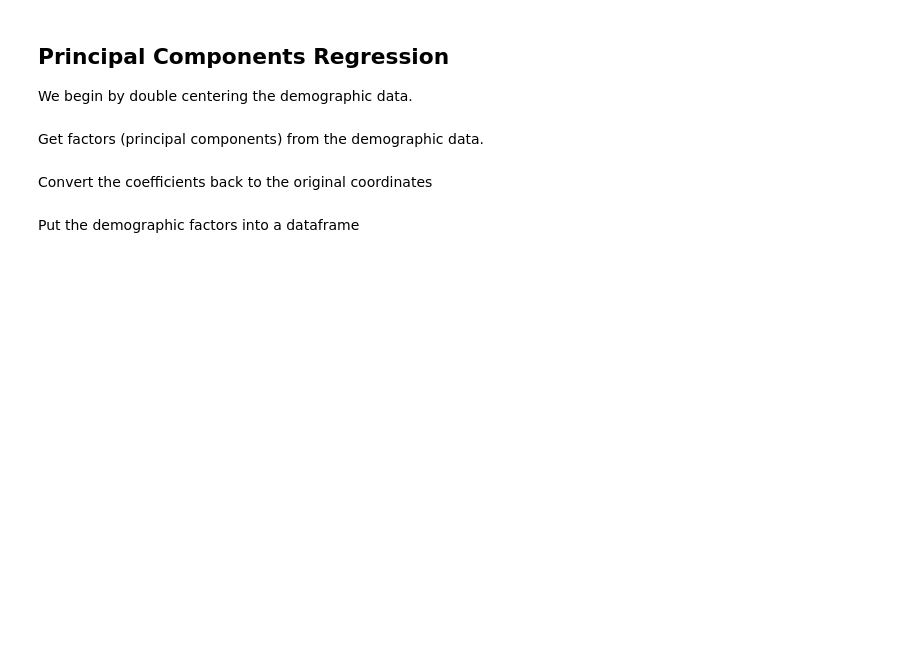
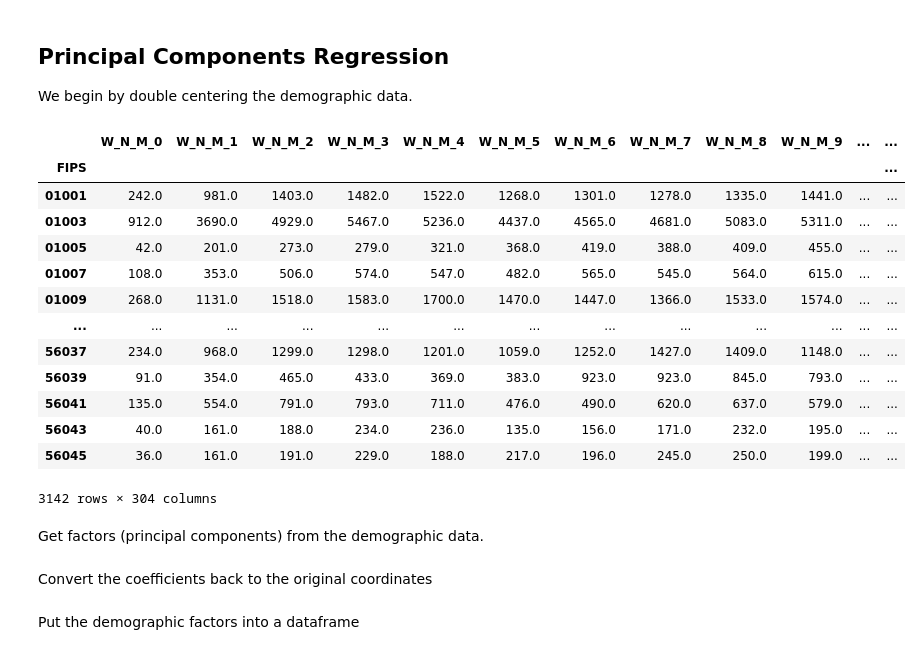
Before and after one commit to kshedden/case_studies, a Jupyter notebook: natality/pcr.ipynb, the cells around one changed output. Saved outputs shown, nothing was run; the diff lists cells and outputs as text; code cells hidden in the pictures; blank space fills up the shorter version.

```diff
--- a/natality/pcr.ipynb
+++ b/natality/pcr.ipynb
@@ -165,11 +361,26 @@ print(r6.model.compare_score_test(r5))
 We begin by double centering the demographic data.
 # %%
 demogx = np.asarray(demog)
-demogx = np.power(demogx, 0.25)
+demogx = np.log(1 + demogx)
 demogx -= demogx.mean()
 demogx -= demogx.mean(0)
 demogx -= demogx.mean(1)[:, None]
 demog
+# %% [output]
+|  | W_N_M_0 | W_N_M_1 | W_N_M_2 | W_N_M_3 | W_N_M_4 | W_N_M_5 | W_N_M_6 | W_N_M_7 | W_N_M_8 | W_N_M_9 | ... | ... |
+| FIPS |  |  |  |  |  |  |  |  |  |  |  | ... |
+| 01001 | 242.0 | 981.0 | 1403.0 | 1482.0 | 1522.0 | 1268.0 | 1301.0 | 1278.0 | 1335.0 | 1441.0 | ... | ... |
+| 01003 | 912.0 | 3690.0 | 4929.0 | 5467.0 | 5236.0 | 4437.0 | 4565.0 | 4681.0 | 5083.0 | 5311.0 | ... | ... |
+| 01005 | 42.0 | 201.0 | 273.0 | 279.0 | 321.0 | 368.0 | 419.0 | 388.0 | 409.0 | 455.0 | ... | ... |
+| 01007 | 108.0 | 353.0 | 506.0 | 574.0 | 547.0 | 482.0 | 565.0 | 545.0 | 564.0 | 615.0 | ... | ... |
+| 01009 | 268.0 | 1131.0 | 1518.0 | 1583.0 | 1700.0 | 1470.0 | 1447.0 | 1366.0 | 1533.0 | 1574.0 | ... | ... |
+| ... | ... | ... | ... | ... | ... | ... | ... | ... | ... | ... | ... | ... |
+| 56037 | 234.0 | 968.0 | 1299.0 | 1298.0 | 1201.0 | 1059.0 | 1252.0 | 1427.0 | 1409.0 | 1148.0 | ... | ... |
+| 56039 | 91.0 | 354.0 | 465.0 | 433.0 | 369.0 | 383.0 | 923.0 | 923.0 | 845.0 | 793.0 | ... | ... |
+| 56041 | 135.0 | 554.0 | 791.0 | 793.0 | 711.0 | 476.0 | 490.0 | 620.0 | 637.0 | 579.0 | ... | ... |
+| 56043 | 40.0 | 161.0 | 188.0 | 234.0 | 236.0 | 135.0 | 156.0 | 171.0 | 232.0 | 195.0 | ... | ... |
+| 56045 | 36.0 | 161.0 | 191.0 | 229.0 | 188.0 | 217.0 | 196.0 | 245.0 | 250.0 | 199.0 | ... | ... |
+3142 rows × 304 columns
 # %% [markdown]
 Get factors (principal components) from the demographic data.
 # %%
```
Also changed, not shown: parts of 25 cells of this notebook.
